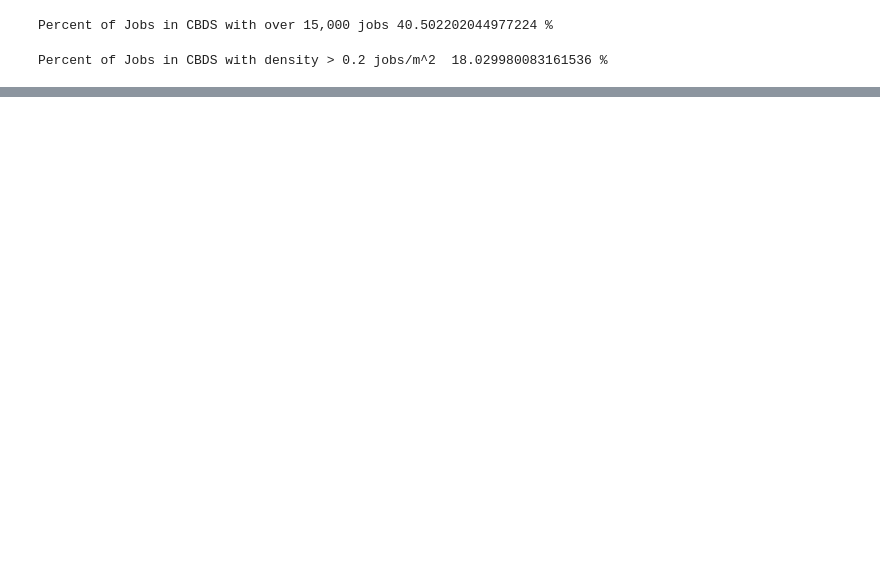
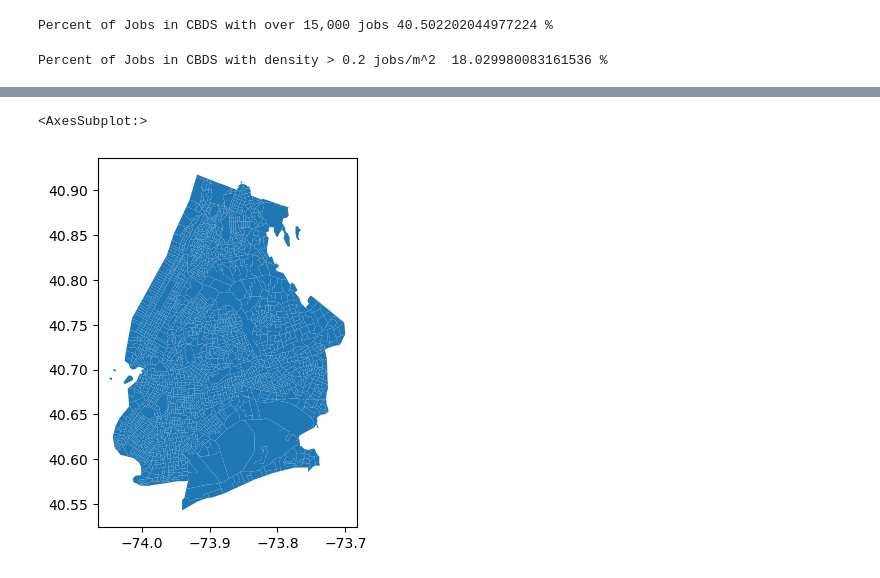
Before and after one commit to emj1020/complex_urban_systems_finalproj, a Jupyter notebook: Scripts/LEHD_CBD.ipynb, the cells around one changed output, grey strips where cells are left out. Cells and saved outputs as stored; diff of their text form; code cells hidden in the pictures; blank space fills up the shorter version.

```diff
--- a/Scripts/LEHD_CBD.ipynb
+++ b/Scripts/LEHD_CBD.ipynb
@@ -170,0 +186,5 @@ ax2.set_title('% Jobs in CBDS with density > 0.2 jobs/square-meter ',fontsize=14
+# %%
+nyc_CT.plot()
+# %% [output]
+<AxesSubplot:>
+[figure, added]
```
Also changed, not shown: parts of 23 cells of this notebook, 3 other files.
